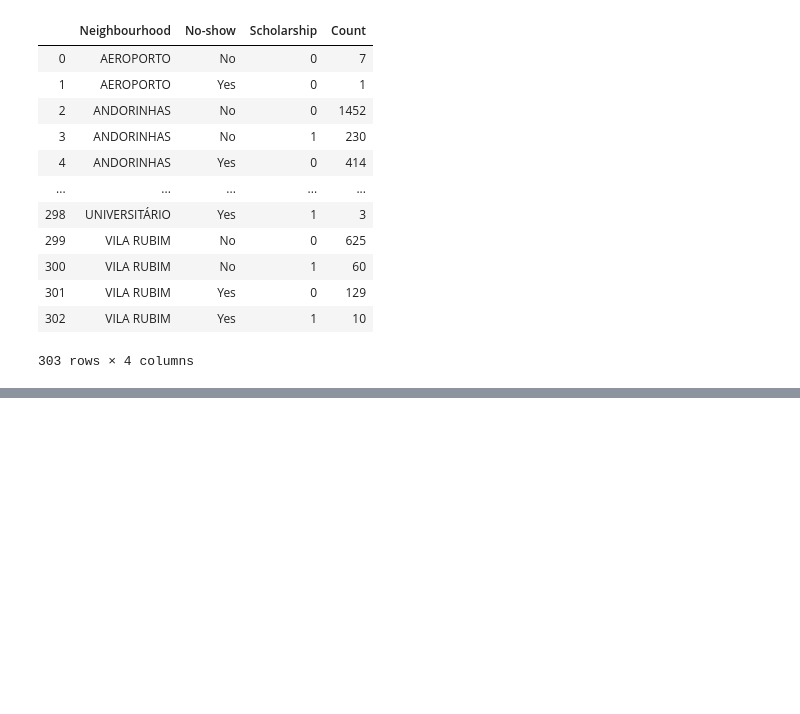
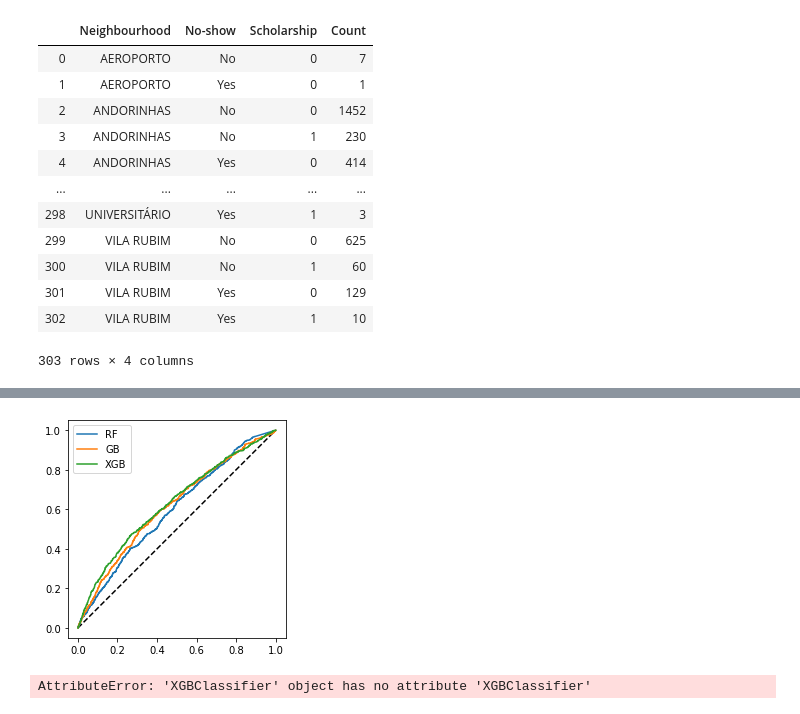
Before and after one commit to cooldude679/3253Team4, a Jupyter notebook: Project - Initial Draft (Exploratory Analysis).ipynb, the cells around one changed output, grey strips where cells are left out. Cells and saved outputs as stored; diff of their text form; code cells hidden in the pictures; blank space fills up the shorter version.

```diff
--- a/Project - Initial Draft (Exploratory Analysis).ipynb
+++ b/Project - Initial Draft (Exploratory Analysis).ipynb
@@ -350,0 +571,5 @@ ngrbd_schlrshp_nshw
+# %%
+from sklearn.ensemble import GradientBoostingClassifier
+
+gb = GradientBoostingClassifier(n_estimators=1000)
+gb.fit(X_train, y_train)
@@ -350,0 +587,7 @@ ngrbd_schlrshp_nshw
+# %%
+y_pred_gb = gb.predict(X_test)
+y_score_gb = gb.predict_proba(X_test)[:, 1]
+# %%
+fpr_gb, tpr_gb, _ = roc_curve(y_test, y_score_gb)
+print('Gradient Boosting ROC AUC', auc(fpr_gb, tpr_gb))
+print(classification_report(y_test, y_pred_gb, target_names=['NoShow','ShowUp']))
@@ -350,0 +616,9 @@ ngrbd_schlrshp_nshw
+# %%
+
+
+xgb.fit(X_train, y_train)
+y_pred_xgb = xgb.predict(X_test)
+y_score_xgb = xgb.predict_proba(X_test)[:,1]
+fpr_xgb, tpr_xgb, _ = roc_curve(y_test, y_score_xgb)
+print('XGBoost ROC AUC', auc(fpr_xgb, tpr_xgb))
+print(classification_report(y_test, y_pred_xgb, target_names=['NoShow','ShowUp']))
@@ -350,0 +635,21 @@ ngrbd_schlrshp_nshw
+# %%
+fig, ax = plt.subplots()
+plt.plot([0, 1], [0, 1], 'k--')
+plt.plot(fpr_rf, tpr_rf, label='RF')
+plt.plot(fpr_gb, tpr_gb, label='GB')
+plt.plot(fpr_xgb, tpr_xgb, label='XGB')
+ax.set_aspect('equal')
+plt.legend()
+plt.show()
+# %% [output]
+[figure, added]
+# %%
+model = xgb.XGBClassifier(max_depth=3, n_estimators=400, learning_rate=0.1)
+model.fit(X_train, y_train)
+y_pred_xgb = model.predict(X_test)
+y_score_xgb = model.predict_proba(X_test)[:,1]
+fpr_xgb, tpr_xgb, _ = roc_curve(y_test, y_score_xgb)
+print('XGBoost ROC AUC', auc(fpr_xgb, tpr_xgb))
+print(classification_report(y_test, y_pred_xgb, target_names=['NoShow','ShowUp']))
+# %% [output]
+AttributeError: 'XGBClassifier' object has no attribute 'XGBClassifier'
```
Also changed, not shown: parts of 35 cells of this notebook.
